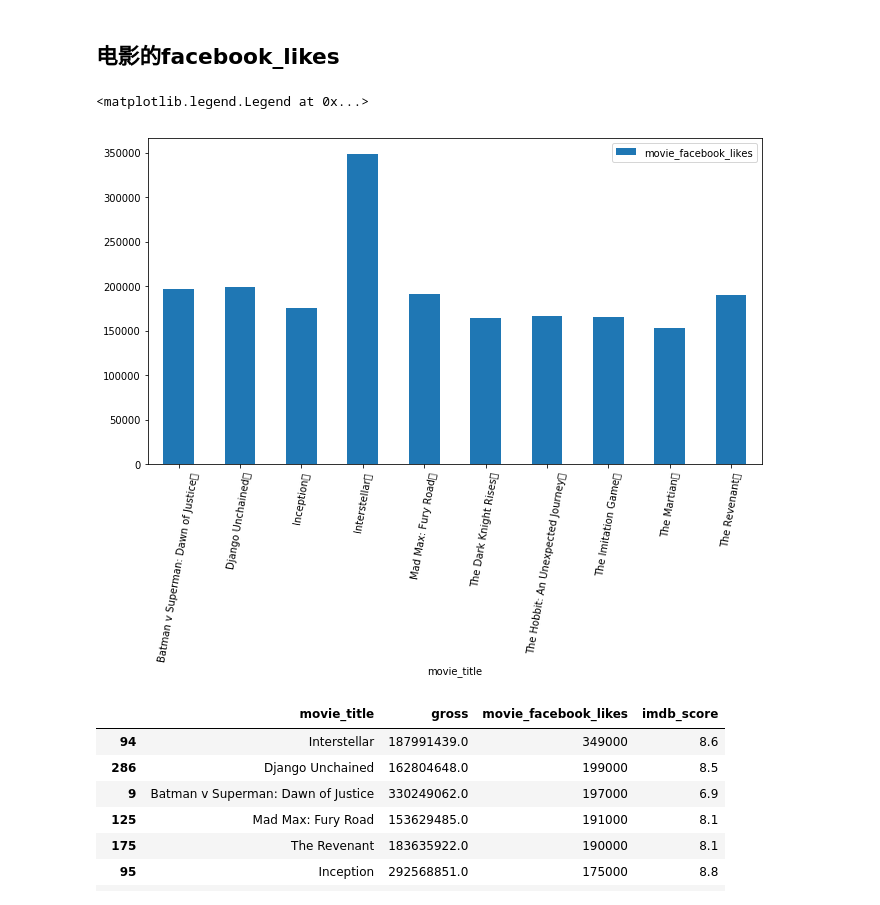
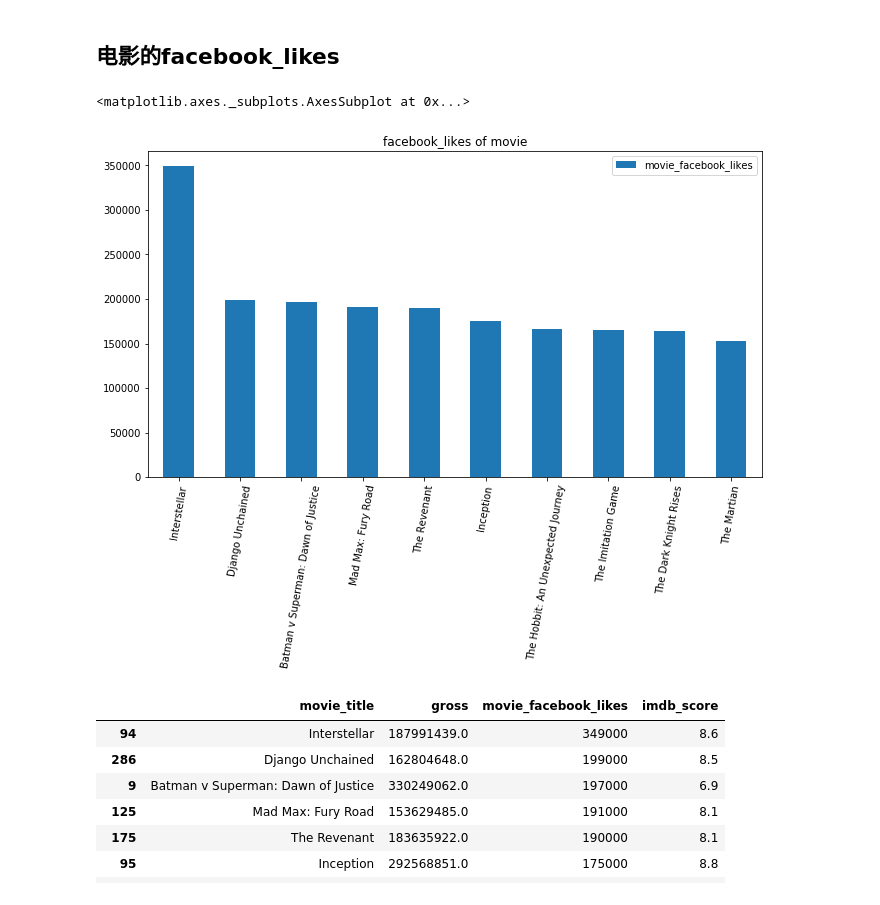
Before and after one commit to yuyi-7/Design-for-course, a Jupyter notebook: movie/movie.ipynb, the cells around one changed output. Saved outputs shown, nothing was run; the diff lists cells and outputs as text; code cells hidden in the pictures.

```diff
--- a/movie/movie.ipynb
+++ b/movie/movie.ipynb
@@ -541,13 +541,15 @@ movie_max_series.plot(kind='bar',title='best score movie', rot=85)
 # %%
 sorted_fl=data_.sort_values(by="movie_facebook_likes",ascending=False)
 top10fl=sorted_fl.head(10)
-top10fl[['movie_facebook_likes']].groupby(top10fl['movie_title']).sum().plot.bar(stacked=True,
-                                                                                 figsize=(11,6),
-                                                                                 rot=80)
-plt.legend()
+top10fl.index = list(top10fl['movie_title'].values)
+top10fl[['movie_facebook_likes']].plot.bar(stacked=True,
+                                            figsize=(11,6),
+                                            rot=80,
+                                            title='facebook_likes of movie'
+                                           )
 # %% [output]
-<matplotlib.legend.Legend at 0x...>
+<matplotlib.axes._subplots.AxesSubplot at 0x...>
-[figure, old version]
+[figure, new version]
 # %%
 sorted_fl.head(15)[['movie_title','gross','movie_facebook_likes','imdb_score']]
 # %% [output]
```
Also changed, not shown: parts of 24 cells of this notebook.
